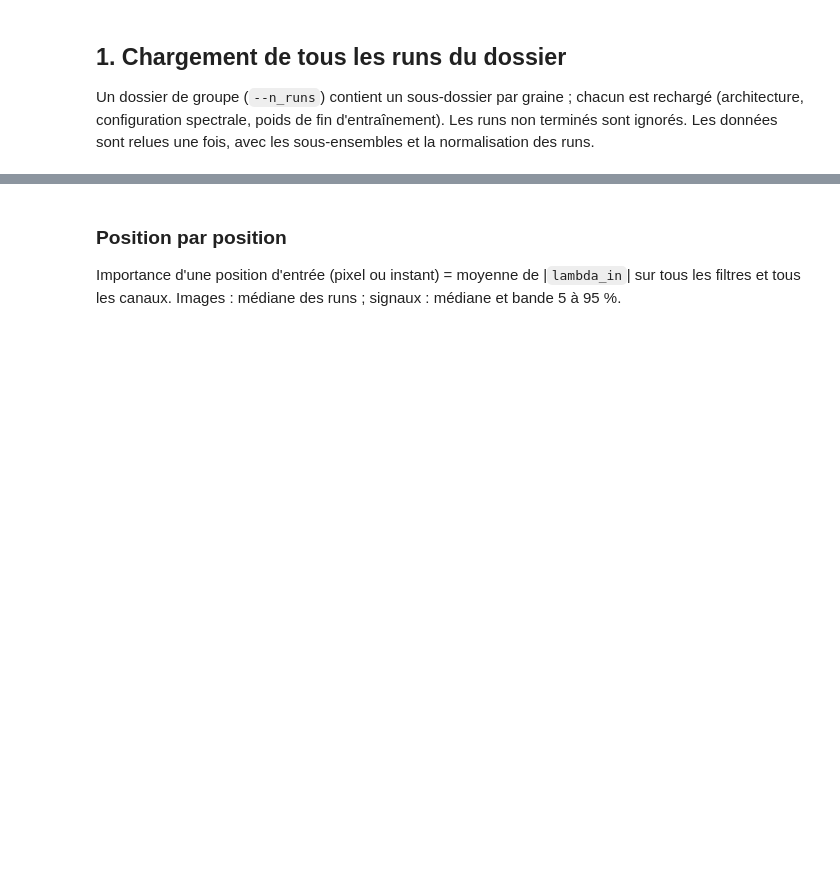
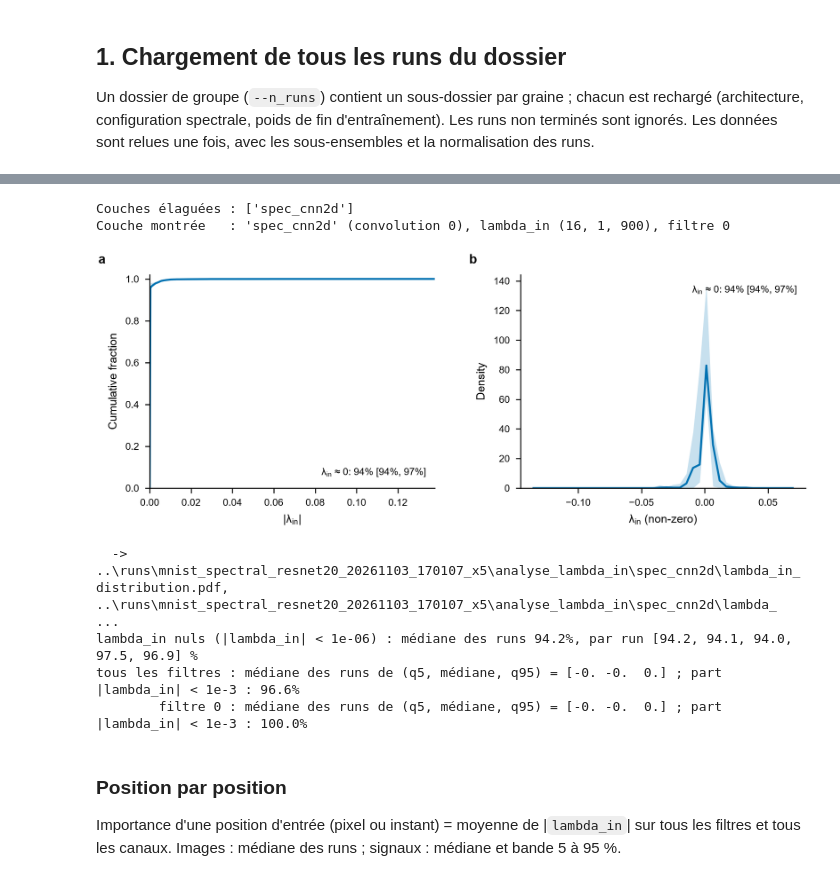
Before and after one commit to DALPHA-sys-24/models_spectral, a Jupyter notebook: notebooks/analyse_lambda_in.ipynb, the cells around one changed output, grey strips where cells are left out. Saved outputs shown, nothing was run; the diff lists cells and outputs as text; code cells hidden in the pictures; blank space fills up the shorter version.

Commit message:
analyse_Lambda_in

```diff
--- a/notebooks/analyse_lambda_in.ipynb
+++ b/notebooks/analyse_lambda_in.ipynb
@@ -15,7 +15,7 @@ Seule la cellule **Paramètres** est à modifier. Les figures sont faites pour u
 # %%
 # Dossier dans runs/ : un groupe lancé avec --n_runs (sous-dossiers seed42/, seed43/, ...) ou un seul run.
 # None = le dossier le plus récent de RUNS_ROOT. Le dataset est relu dans les runs.
-GROUP_DIR = None
+GROUP_DIR = "../runs/mnist_spectral_resnet20_20261103_170107_x5"
 RUNS_ROOT = "../runs"        # le notebook est dans notebooks/ : les runs sont dans ../runs
 
 # Pruning : mêmes options que pruning.py (--p, --layers, --method, --criterion, --include_padding)
@@ -43,8 +43,14 @@ DEVICE = "/GPU:0"            # "/CPU:0" sans GPU
 # Figures
 STAT, BAND = "median", "quantile"    # médiane et bande 5-95 % ("mean" / "std" possibles)
 # Distribution des lambda_in
+# beaucoup de lambda_in sont nuls (L1) : un pic en 0 écrase un histogramme. Par défaut, deux panneaux :
+#   a : part cumulée des |lambda_in| (la part des nuls est la hauteur de la courbe en 0 ; p du pruning
+#       = part des poids sous le seuil, lisible directement sur l'axe y)
+#   b : densité des lambda_in non nuls, la part des nuls étant indiquée dans le panneau
+HIST_KIND = "split"          # "split" (a + b), "ecdf" (a seul) ou "density" (b seul)
+ZERO_TOL = 1e-3            # |lambda_in| < ZERO_TOL : compté comme nul
 HIST_BINS = 40
-HIST_STYLE = "points"        # "points" (médiane + barres 5-95 %) ou "line" (ligne + bande)
+HIST_STYLE = "line"          # densité : "line" (médiane + bande 5-95 %) ou "points" (médiane + barres)
 HIST_NORMALIZE = False       # True = densité divisée par son maximum (pic = 1)
 HIST_SOURCE = "runs"         # "runs" : histogramme de chaque run, puis médiane (et bande) par classe
                              # "median" : histogramme de la médiane des lambda_in sur les runs (élément par élément)
@@ -249,44 +267,92 @@ lo, hi = min(s.min() for s in samples_all), max(s.max() for s in samples_all)
 bins = np.linspace(lo, hi + 1e-12, HIST_BINS + 1)
 centers = (bins[:-1] + bins[1:]) / 2
 
 def densities(samples):
     """Densité de chaque run (runs, classes), divisée par le maximum de la médiane si HIST_NORMALIZE."""
     d = np.stack([np.histogram(s, bins, density=True)[0] for s in samples])
     if HIST_NORMALIZE:
         d = d / max((np.median(d, 0) if STAT == "median" else d.mean(0)).max(), 1e-12)
     return np.where(d > 0, d, np.nan) if HIST_YSCALE == "log" else d   # échelle log : classes vides retirées
 
 
 def points(ax, x, d, color, label, marker):
     """Médiane des runs en points, quantiles 5-95 % en barres verticales (si plusieurs runs)."""
     center = np.nanmedian(d, 0) if STAT == "median" else np.nanmean(d, 0)
     err = None
     if len(d) > 1 and BAND != "none":
         lo_, hi_ = ((np.nanquantile(d, 0.05, 0), np.nanquantile(d, 0.95, 0)) if BAND == "quantile"
                     else (center - np.nanstd(d, 0), center + np.nanstd(d, 0)))
         err = [center - lo_, hi_ - center]
     ax.errorbar(x, center, yerr=err, fmt=marker, color=color, label=label, ms=style.marker_size + 0.5,
                 mec="white", mew=0.4, elinewidth=0.7, capsize=0, alpha=0.95)
 
 
-fig, ax = figure(HIST_SIZE_MM[1], width_mm=HIST_SIZE_MM[0])
-# une seule densité : tous les lambda_in de la couche (tous les filtres et tous les canaux)
-d = densities(samples_all)
-if HIST_STYLE == "points":
-    points(ax, centers, d, COLORS[1], "All filters and channels", "o")
+# tous les lambda_in de la couche (tous les filtres et tous les canaux), un tableau par run
+absval = [np.abs(s) for s in samples_all]
+zero_share = np.array([np.mean(a < ZERO_TOL) for a in absval])
+nonzero = [s[np.abs(s) >= ZERO_TOL] for s in samples_all]
+zmed = np.median(zero_share)
+zero_label = f"{LAMBDA} ≈ 0: {zmed:.0%}" + (f" [{np.quantile(zero_share, .05):.0%}, {np.quantile(zero_share, .95):.0%}]"
+                                          if len(zero_share) > 1 else "")
+kinds = {"split": ["ecdf", "density"], "ecdf": ["ecdf"], "density": ["density"]}[HIST_KIND]
+if "density" in kinds and min(len(n) for n in nonzero) < 2:
+    print("Presque tous les lambda_in sont nuls : densité des non nuls omise.")
+    kinds = ["ecdf"]
+if len(kinds) == 2:
+    fig, axes = figure(60, 1, 2, width_mm=WIDTH_MM, gridspec_kw={"wspace": 0.3})
 else:
-    band(ax, centers, list(d), COLORS[1], "All filters and channels")
-ax.set_yscale(HIST_YSCALE)
-ax.set_xlabel(LAMBDA)
-ax.set_ylabel("Normalized density" if HIST_NORMALIZE else "Density")
-if HIST_YSCALE != "log":
-    ax.set_ylim(0, 1.08 if HIST_NORMALIZE else None)
+    fig, ax = figure(HIST_SIZE_MM[1], width_mm=HIST_SIZE_MM[0])
+    axes = [ax]
+
+for letter, ax, kind in zip("ab", axes, kinds):
+    if kind == "ecdf":
+        # part des |lambda_in| <= x, pour chaque run, sur une grille commune
+        x = np.linspace(0, max(a.max() for a in absval), 400)
+        cdf = [np.searchsorted(np.sort(a), x, side="right") / a.size for a in absval]
+        band(ax, x, cdf, COLORS[1], None)
+        ax.set_xlabel(f"|{LAMBDA}|")
+        ax.set_ylabel("Cumulative fraction")
+        ax.set_xlim(0, x[-1])
+        ax.set_ylim(0, 1.02)
+    else:
+        lo_, hi_ = min(n.min() for n in nonzero), max(n.max() for n in nonzero)
+        b = np.linspace(lo_, hi_ + 1e-12, HIST_BINS + 1)
+        c = (b[:-1] + b[1:]) / 2
+        d = np.stack([np.histogram(n, b, density=True)[0] for n in nonzero])
+        if HIST_NORMALIZE:
+            d = d / max(np.median(d, 0).max(), 1e-12)
+        if HIST_YSCALE == "log":
+            d = np.where(d > 0, d, np.nan)
+        if HIST_STYLE == "points":
+            points(ax, c, d, COLORS[1], None, "o")
+        else:
+            band(ax, c, list(d), COLORS[1], None)
+        ax.set_yscale(HIST_YSCALE)
+        ax.set_xlabel(f"{LAMBDA} (non-zero)")
+        ax.set_ylabel("Normalized density" if HIST_NORMALIZE else "Density")
+        if HIST_YSCALE != "log":
+            ax.set_ylim(0, None)
+    ax.text(0.97, 0.05 if kind == "ecdf" else 0.95, zero_label, transform=ax.transAxes,
+            ha="right", va="bottom" if kind == "ecdf" else "top", fontsize=style.font_size - 1)
+    if len(kinds) == 2:
+        ax.text(-0.18, 1.04, letter, transform=ax.transAxes, fontweight="bold",
+                fontsize=style.font_size + 1, va="bottom")
 publish(fig, "lambda_in_distribution")
+print(f"lambda_in nuls (|lambda_in| < {ZERO_TOL:g}) : médiane des runs {zmed:.1%}, "
+      f"par run {np.round(100 * zero_share, 1).tolist()} %")
 
 for label, s in (("tous les filtres", samples_all), (f"filtre {FILTER}", samples_filter)):
     q = np.stack([np.quantile(x, [0.05, 0.5, 0.95]) for x in s])
     print(f"{label:>16} : médiane des runs de (q5, médiane, q95) = {np.median(q, 0)} ; "
           f"part |lambda_in| < 1e-3 : {np.median([np.mean(np.abs(x) < 1e-3) for x in s]):.1%}")
+# %% [output]
+Couches élaguées : ['spec_cnn2d']
+Couche montrée   : 'spec_cnn2d' (convolution 0), lambda_in (16, 1, 900), filtre 0
+[figure, added]
+  -> ..\runs\mnist_spectral_resnet20_20261103_170107_x5\analyse_lambda_in\spec_cnn2d\lambda_in_distribution.pdf, ..\runs\mnist_spectral_resnet20_20261103_170107_x5\analyse_lambda_in\spec_cnn2d\lambda_ ...
+lambda_in nuls (|lambda_in| < 1e-06) : médiane des runs 94.2%, par run [94.2, 94.1, 94.0, 97.5, 96.9] %
+tous les filtres : médiane des runs de (q5, médiane, q95) = [-0. -0.  0.] ; part |lambda_in| < 1e-3 : 96.6%
+        filtre 0 : médiane des runs de (q5, médiane, q95) = [-0. -0.  0.] ; part |lambda_in| < 1e-3 : 100.0%
 # %% [markdown]
 ### Position par position
 
```
Also changed, not shown: parts of 9 cells of this notebook, 1 other file.
